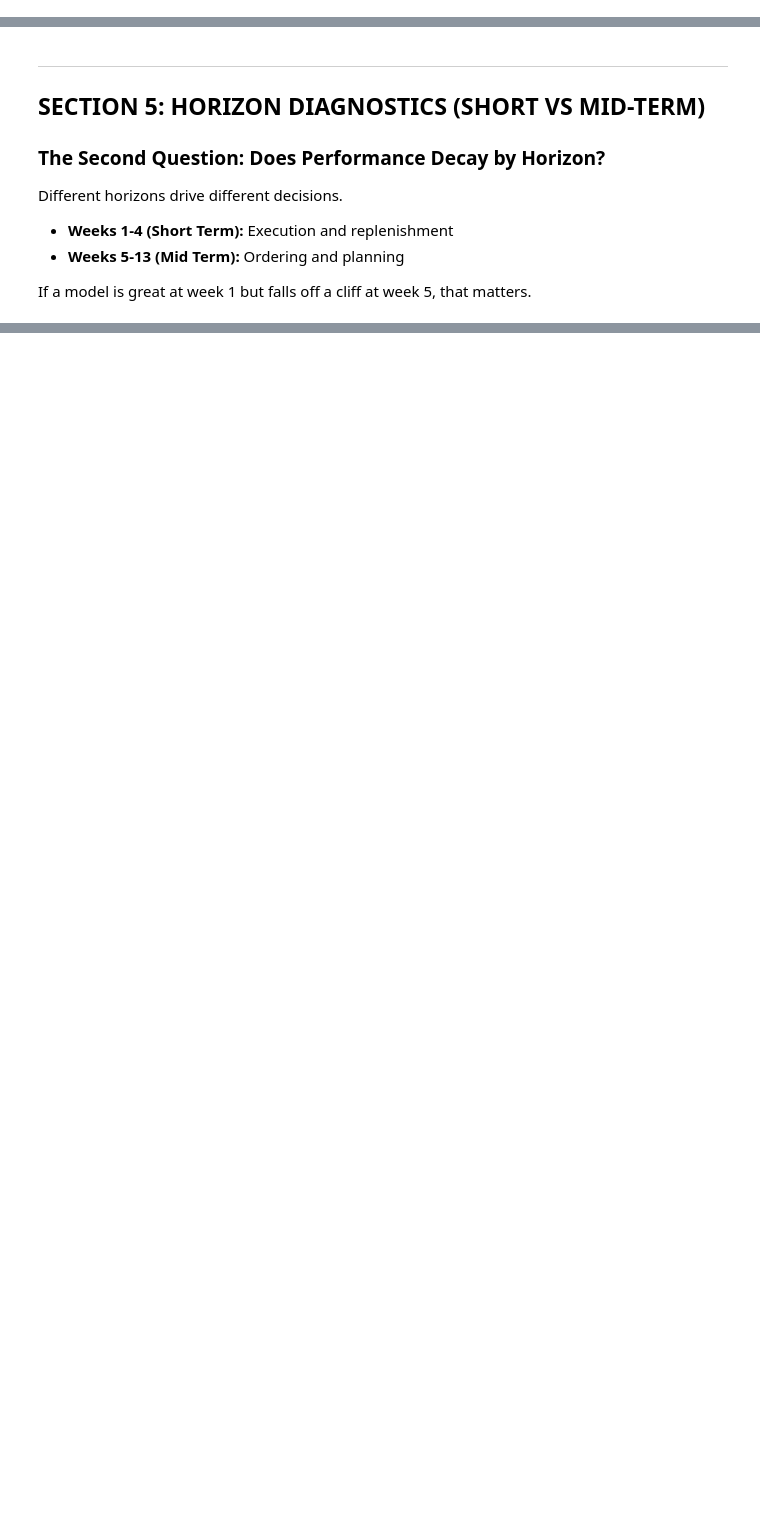
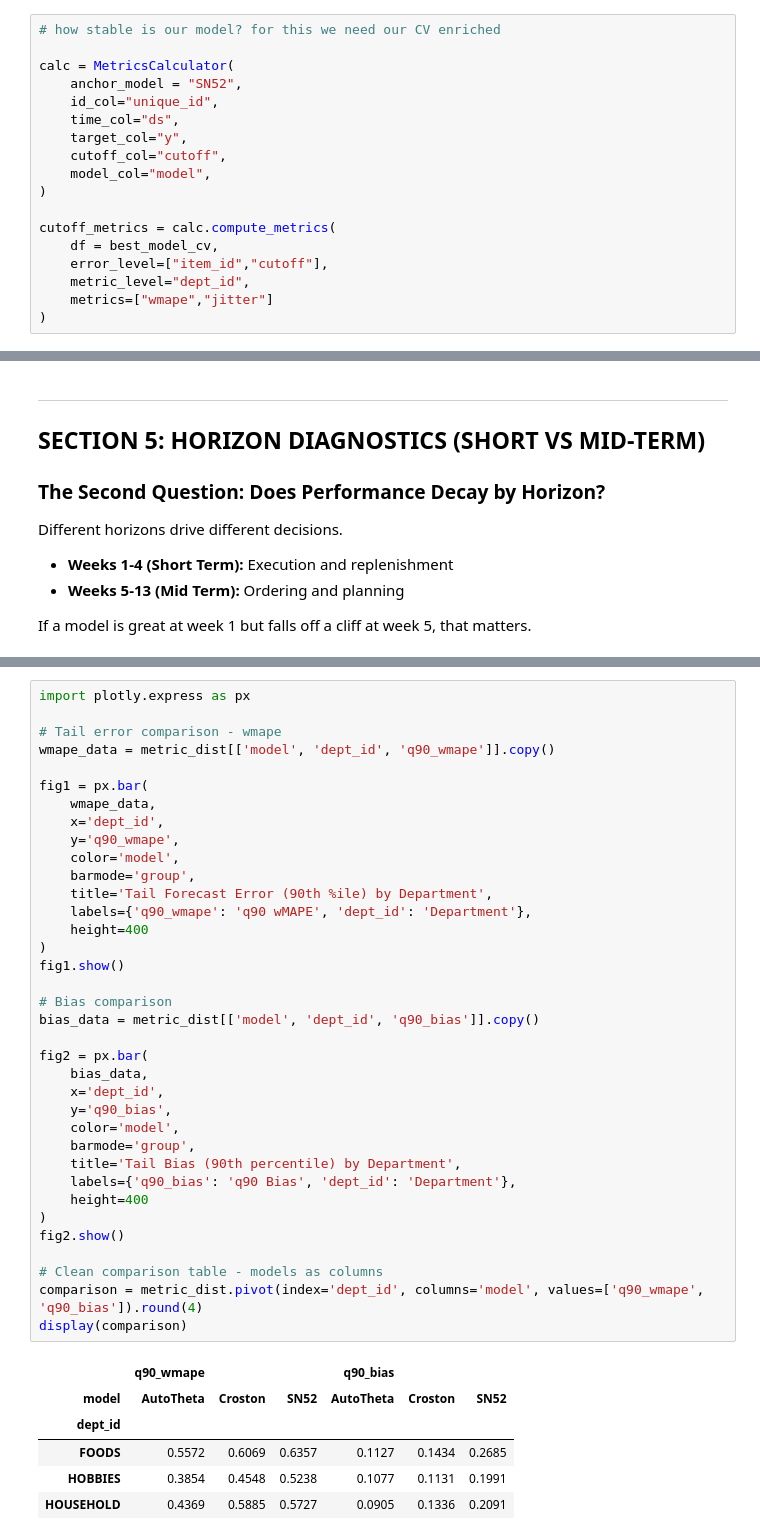
Before and after one commit to forecastacademy/real-world-forecasting-foundations, a Jupyter notebook: notebooks/module_02_baselines/2.06_model_performance_macro.ipynb, the cells around one changed output, grey strips where cells are left out. Drawn from its saved outputs; the diff is of its cells as text; blank space fills up the shorter version.

```diff
--- a/notebooks/module_02_baselines/2.06_model_performance_macro.ipynb
+++ b/notebooks/module_02_baselines/2.06_model_performance_macro.ipynb
@@ -210,0 +299,18 @@ else:
+# %%
+# how stable is our model? for this we need our CV enriched
+
+calc = MetricsCalculator(
+    anchor_model = "SN52",
+    id_col="unique_id",
+    time_col="ds",
+    target_col="y",
+    cutoff_col="cutoff",
+    model_col="model",
+)
+
+cutoff_metrics = calc.compute_metrics(
+    df = best_model_cv,
+    error_level=["item_id","cutoff"],
+    metric_level="dept_id",
+    metrics=["wmape","jitter"]
+)
@@ -393,0 +505,43 @@ print("\n✓ Priority backlog saved to 'priority_segments_for_2.7.csv'")
+# %%
+import plotly.express as px
+
+# Tail error comparison - wmape
+wmape_data = metric_dist[['model', 'dept_id', 'q90_wmape']].copy()
+
+fig1 = px.bar(
+    wmape_data,
+    x='dept_id',
+    y='q90_wmape',
+    color='model',
+    barmode='group',
+    title='Tail Forecast Error (90th %ile) by Department',
+    labels={'q90_wmape': 'q90 wMAPE', 'dept_id': 'Department'},
+    height=400
+)
+fig1.show()
+
+# Bias comparison
+bias_data = metric_dist[['model', 'dept_id', 'q90_bias']].copy()
+
+fig2 = px.bar(
+    bias_data,
+    x='dept_id',
+    y='q90_bias',
+    color='model',
+    barmode='group',
+    title='Tail Bias (90th percentile) by Department',
+    labels={'q90_bias': 'q90 Bias', 'dept_id': 'Department'},
+    height=400
+)
+fig2.show()
+
+# Clean comparison table - models as columns
+comparison = metric_dist.pivot(index='dept_id', columns='model', values=['q90_wmape', 'q90_bias']).round(4)
+display(comparison)
+# %% [output]
+|  | q90_wmape |  |  | q90_bias |  |  |
+| model | AutoTheta | Croston | SN52 | AutoTheta | Croston | SN52 |
+| dept_id |  |  |  |  |  |  |
+| FOODS | 0.5572 | 0.6069 | 0.6357 | 0.1127 | 0.1434 | 0.2685 |
+| HOBBIES | 0.3854 | 0.4548 | 0.5238 | 0.1077 | 0.1131 | 0.1991 |
+| HOUSEHOLD | 0.4369 | 0.5885 | 0.5727 | 0.0905 | 0.1336 | 0.2091 |
```
Also changed, not shown: parts of 37 cells of this notebook, 3 other files.
